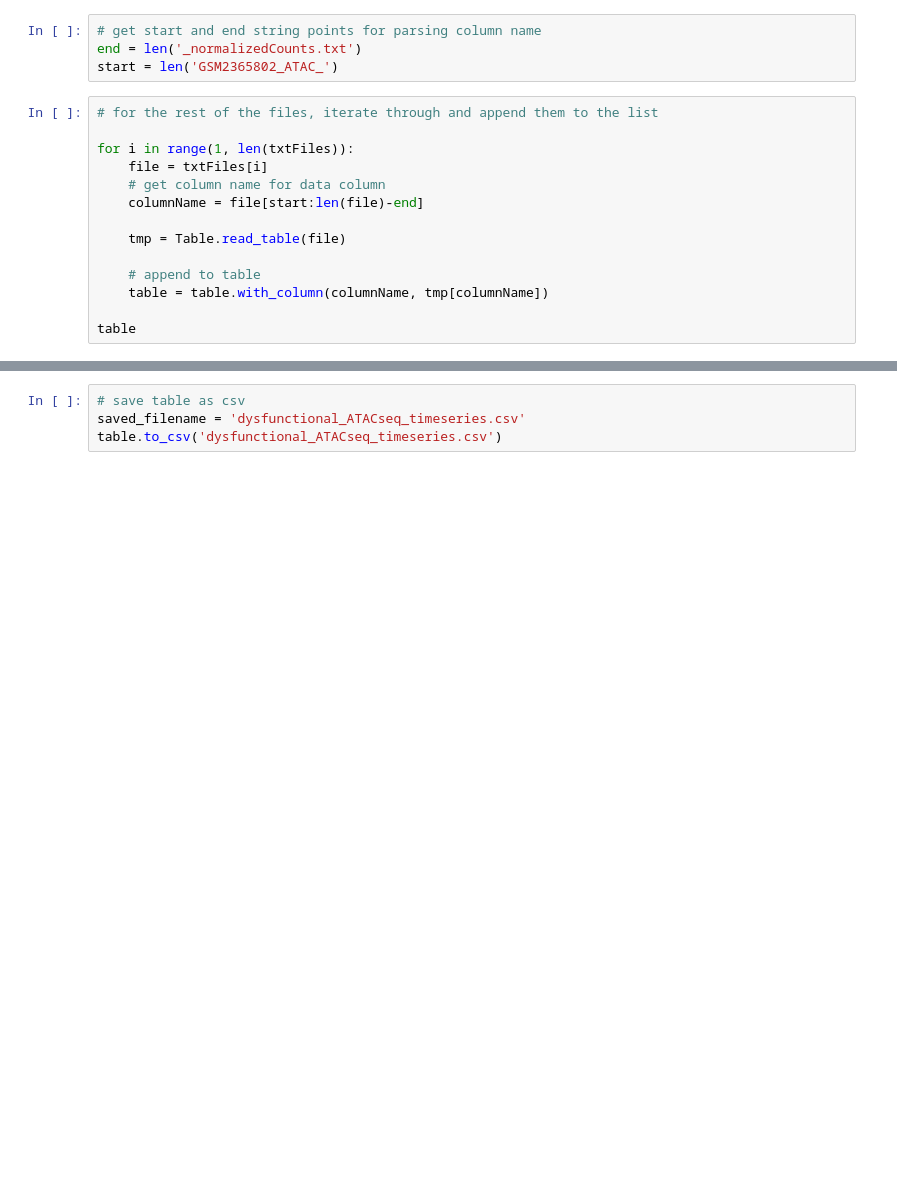
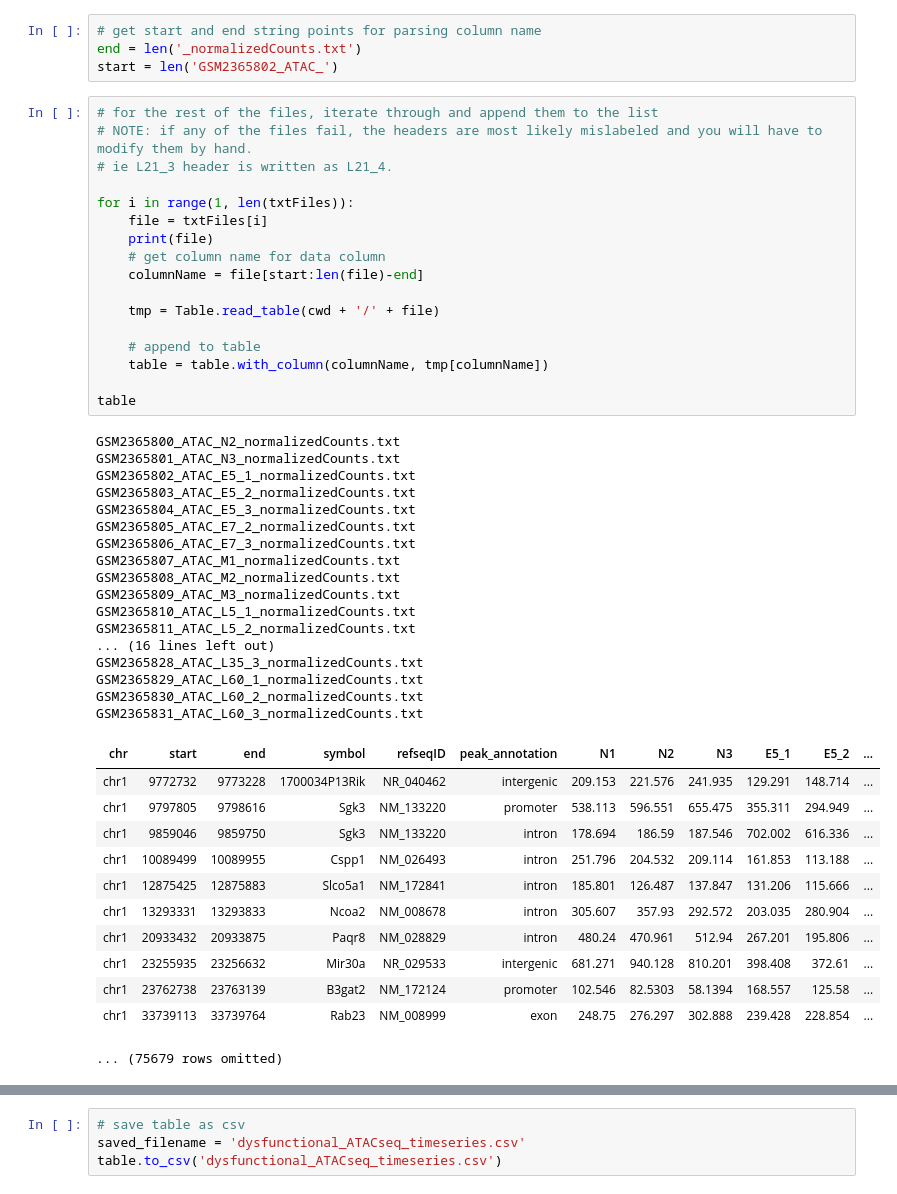
Before and after one commit to data-8/mcb-88-connector, a Jupyter notebook: data/lab4/AggregateATACData.ipynb, the cells around one changed output, grey strips where cells are left out. Cells and saved outputs as stored; diff of their text form; blank space fills up the shorter version.

```diff
--- a/data/lab4/AggregateATACData.ipynb
+++ b/data/lab4/AggregateATACData.ipynb
@@ -77,18 +60,51 @@ end = len('_normalizedCounts.txt')
 start = len('GSM2365802_ATAC_')
 # %%
 # for the rest of the files, iterate through and append them to the list
+# NOTE: if any of the files fail, the headers are most likely mislabeled and you will have to modify them by hand.
+# ie L21_3 header is written as L21_4.
 
 for i in range(1, len(txtFiles)):
     file = txtFiles[i]
+    print(file)
     # get column name for data column
     columnName = file[start:len(file)-end]
 
-    tmp = Table.read_table(file)
+    tmp = Table.read_table(cwd + '/' + file)
 
     # append to table
     table = table.with_column(columnName, tmp[columnName])
 
 table
+# %% [output]
+GSM2365800_ATAC_N2_normalizedCounts.txt
+GSM2365801_ATAC_N3_normalizedCounts.txt
+GSM2365802_ATAC_E5_1_normalizedCounts.txt
+GSM2365803_ATAC_E5_2_normalizedCounts.txt
+GSM2365804_ATAC_E5_3_normalizedCounts.txt
+GSM2365805_ATAC_E7_2_normalizedCounts.txt
+GSM2365806_ATAC_E7_3_normalizedCounts.txt
+GSM2365807_ATAC_M1_normalizedCounts.txt
+GSM2365808_ATAC_M2_normalizedCounts.txt
+GSM2365809_ATAC_M3_normalizedCounts.txt
+GSM2365810_ATAC_L5_1_normalizedCounts.txt
+GSM2365811_ATAC_L5_2_normalizedCounts.txt
+... (16 lines left out)
+GSM2365828_ATAC_L35_3_normalizedCounts.txt
+GSM2365829_ATAC_L60_1_normalizedCounts.txt
+GSM2365830_ATAC_L60_2_normalizedCounts.txt
+GSM2365831_ATAC_L60_3_normalizedCounts.txt
+| chr | start | end | symbol | refseqID | peak_annotation | N1 | N2 | N3 | E5_1 | E5_2 | ... |
+| chr1 | 9772732 | 9773228 | 1700034P13Rik | NR_040462 | intergenic | 209.153 | 221.576 | 241.935 | 129.291 | 148.714 | ... |
+| chr1 | 9797805 | 9798616 | Sgk3 | NM_133220 | promoter | 538.113 | 596.551 | 655.475 | 355.311 | 294.949 | ... |
+| chr1 | 9859046 | 9859750 | Sgk3 | NM_133220 | intron | 178.694 | 186.59 | 187.546 | 702.002 | 616.336 | ... |
+| chr1 | 10089499 | 10089955 | Cspp1 | NM_026493 | intron | 251.796 | 204.532 | 209.114 | 161.853 | 113.188 | ... |
+| chr1 | 12875425 | 12875883 | Slco5a1 | NM_172841 | intron | 185.801 | 126.487 | 137.847 | 131.206 | 115.666 | ... |
+| chr1 | 13293331 | 13293833 | Ncoa2 | NM_008678 | intron | 305.607 | 357.93 | 292.572 | 203.035 | 280.904 | ... |
+| chr1 | 20933432 | 20933875 | Paqr8 | NM_028829 | intron | 480.24 | 470.961 | 512.94 | 267.201 | 195.806 | ... |
+| chr1 | 23255935 | 23256632 | Mir30a | NR_029533 | intergenic | 681.271 | 940.128 | 810.201 | 398.408 | 372.61 | ... |
+| chr1 | 23762738 | 23763139 | B3gat2 | NM_172124 | promoter | 102.546 | 82.5303 | 58.1394 | 168.557 | 125.58 | ... |
+| chr1 | 33739113 | 33739764 | Rab23 | NM_008999 | exon | 248.75 | 276.297 | 302.888 | 239.428 | 228.854 | ... |
+... (75679 rows omitted)
 # %%
 table
 # %% [output]
```
Also changed, not shown: parts of 5 cells of this notebook, 1 other file.
